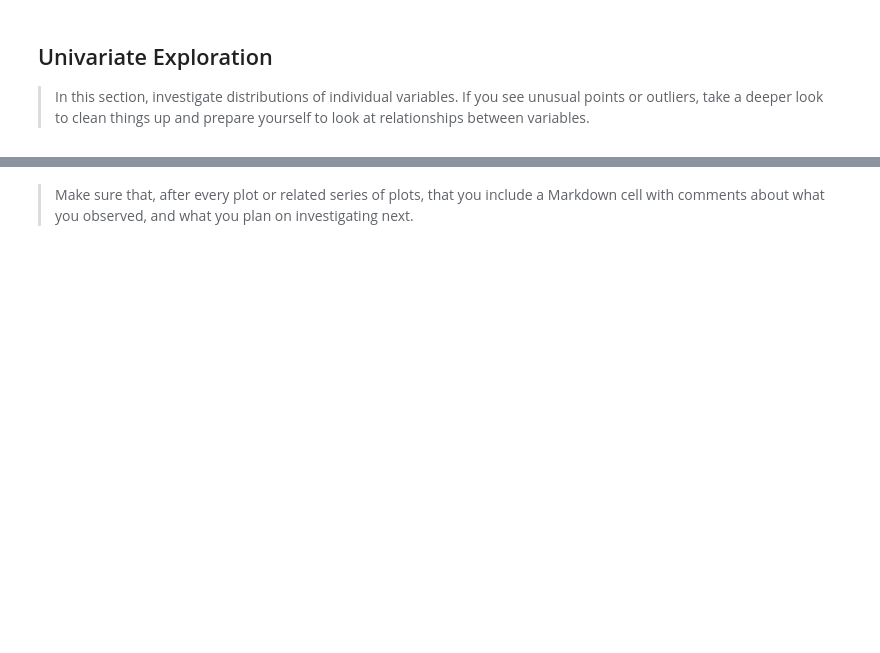
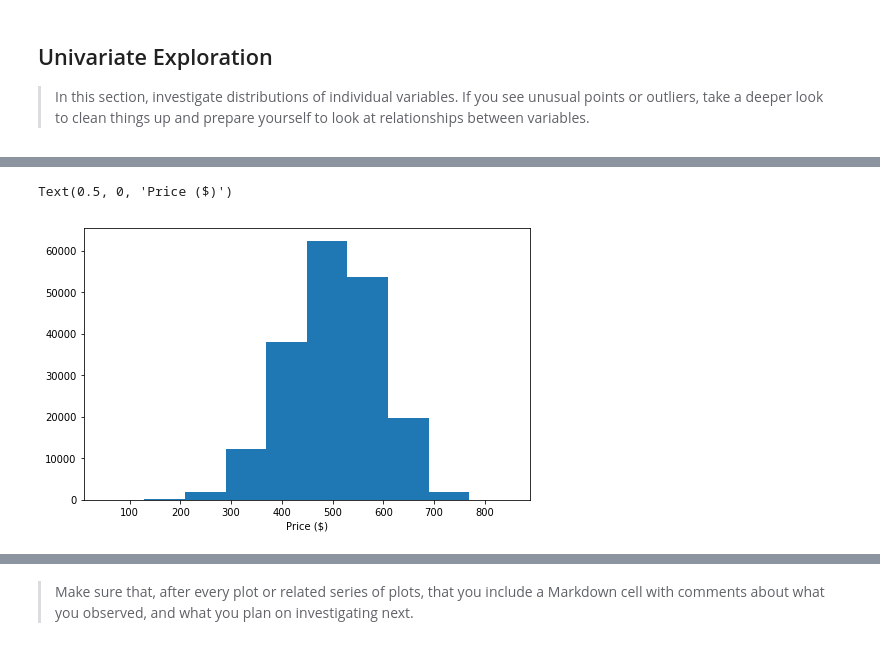
Before and after one commit to Dyke-F/Pisa-Data-Analysis, a Jupyter notebook: pisa_exploration.ipynb, the cells around one changed output, grey strips where cells are left out. Cells and saved outputs as stored; diff of their text form; code cells hidden in the pictures; blank space fills up the shorter version.

```diff
--- a/pisa_exploration.ipynb
+++ b/pisa_exploration.ipynb
@@ -67,0 +174,7 @@ and prepare yourself to look at relationships between variables.
+# %%
+plt.figure(figsize=[8, 5])
+plt.hist(data = pisa, x = 'Average Reading Score')
+plt.xlabel('Price ($)')
+# %% [output]
+Text(0.5, 0, 'Price ($)')
+[figure, added]
```
Also changed, not shown: parts of 32 cells of this notebook.
